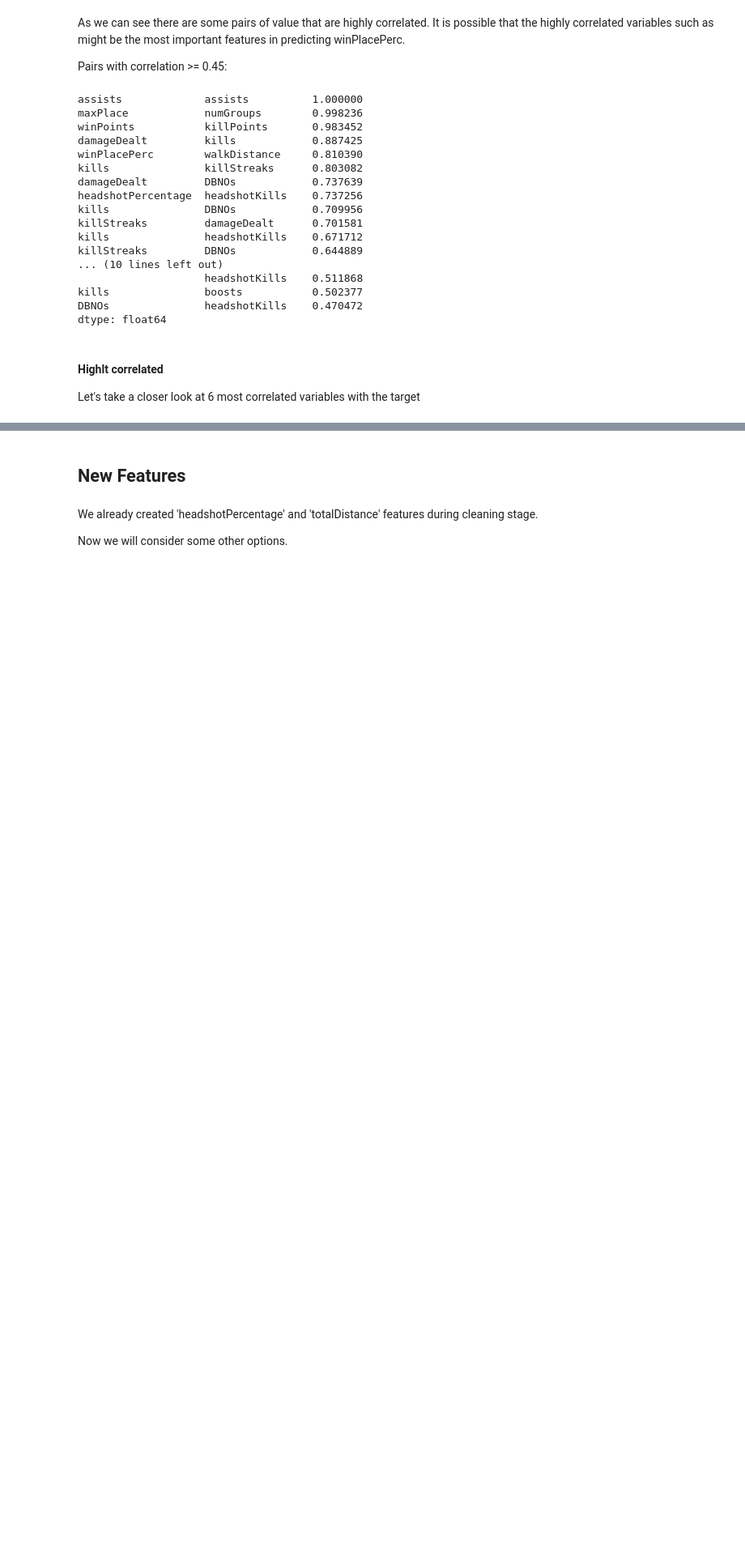
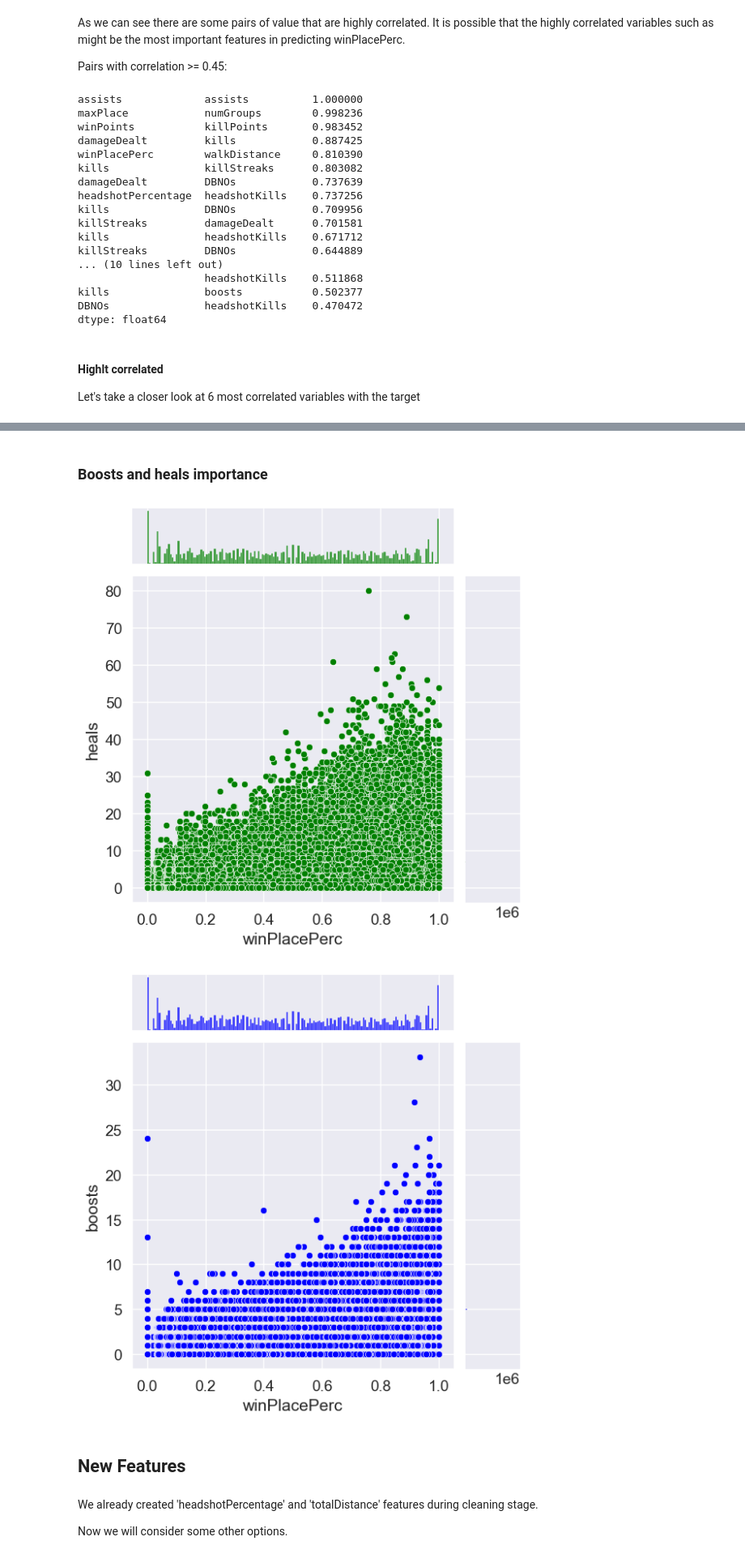
Before and after one commit to SzyMan1337/PUBG-Finish-Placement-Prediction, a Jupyter notebook: DataAnalysis.ipynb, the cells around one changed output, grey strips where cells are left out. Shown at 81% size. Saved outputs shown, nothing was run; the diff lists cells and outputs as text; code cells hidden in the pictures; blank space fills up the shorter version.

```diff
--- a/DataAnalysis.ipynb
+++ b/DataAnalysis.ipynb
@@ -356,3 +378,12 @@ plt.show()
+# %% [markdown]
+### Boosts and heals importance
+# %%
+sns.jointplot(x='winPlacePerc', y='heals', data=df, color='green')
+sns.jointplot(x='winPlacePerc', y='boosts', data=df, color='blue')
+plt.show()
+# %% [output]
+[figure, added]
+[figure, added]
 # %% [markdown]
 ## New Features
 # %% [markdown]
```
Also changed, not shown: parts of 10 cells of this notebook.
